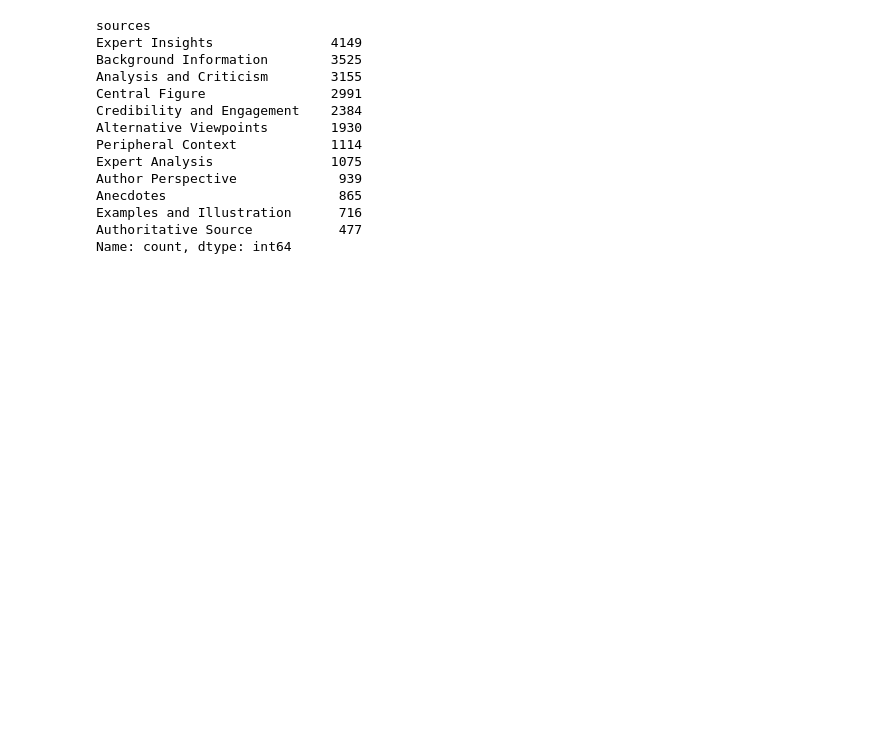
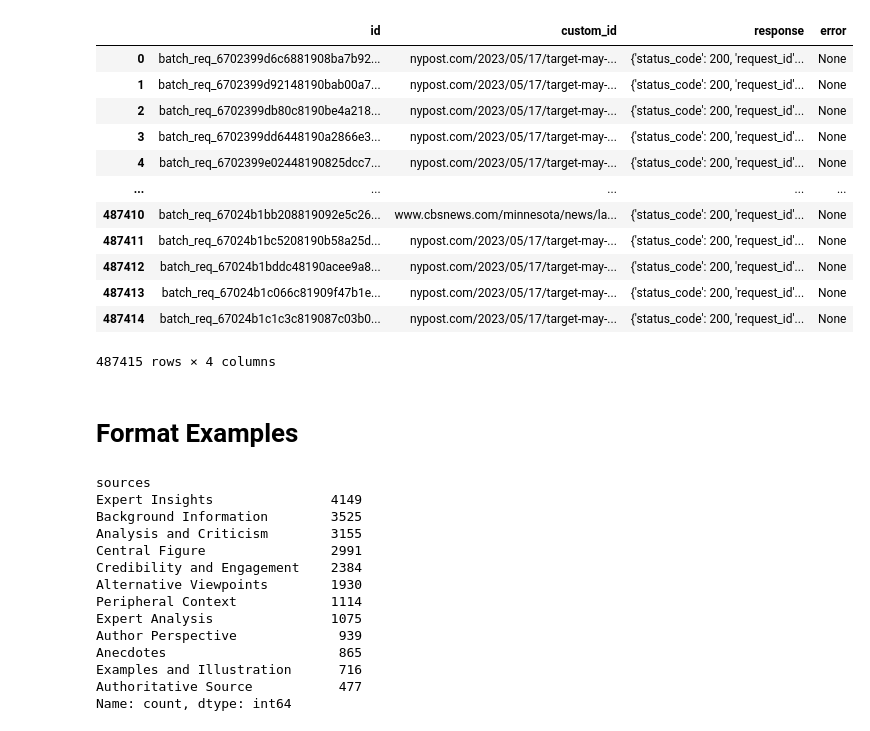
Before and after one commit to Yiqinh/conditional-information-retrieval, a Jupyter notebook: notebooks/2024-09-19__look-for-groups-of-sources.ipynb, the cells around one changed output. Cells and saved outputs as stored; diff of their text form; code cells hidden in the pictures; blank space fills up the shorter version.

```diff
--- a/notebooks/2024-09-19__look-for-groups-of-sources.ipynb
+++ b/notebooks/2024-09-19__look-for-groups-of-sources.ipynb
@@ -68,0 +307,8 @@ output_test_df_w_oracles = (
+# %%
+completed_batches = (
+    pd.DataFrame(list(map(lambda x: x.to_dict(), batch_statuses)))
+         .loc[lambda df: df['status'] == 'completed']
+         # ['output_file_id'].tolist()
+)
+# %%
+completed_batches['input_file_name'] = completed_batches['input_file_id'].apply(client.files.retrieve).apply(lambda x: x.filename)
@@ -68,0 +319,6 @@ output_test_df_w_oracles = (
+# %%
+for _, (input_file_name, output_id) in tqdm(completed_batches[['input_file_name', 'output_file_id']].iterrows(), total=len(completed_batches)):
+    file_response = client.files.content(output_id)
+    name, ext = os.path.splitext(input_file_name)
+    with open(f'../data/label_discourse/output_data/{name}__output{ext}', 'w') as f:
+        f.write(file_response.text)
@@ -68,0 +329,5 @@ output_test_df_w_oracles = (
+# %%
+all_output_items = []
+for f in glob.glob('../data/label_discourse/output_data/discourse-batch-*__output.jsonl'):
+    output_items = list(jsonlines.open(f))
+    all_output_items.extend(output_items)
@@ -69,3 +368,21 @@ output_test_df_w_oracles = (
+# %%
+pd.DataFrame(all_output_items).assign(content=lambda df: df)
+# %% [output]
+|  | id | custom_id | response | error |
+| 0 | batch_req_6702399d6c6881908ba7b92... | nypost.com/2023/05/17/target-may-... | {'status_code': 200, 'request_id'... | None |
+| 1 | batch_req_6702399d92148190bab00a7... | nypost.com/2023/05/17/target-may-... | {'status_code': 200, 'request_id'... | None |
+| 2 | batch_req_6702399db80c8190be4a218... | nypost.com/2023/05/17/target-may-... | {'status_code': 200, 'request_id'... | None |
+| 3 | batch_req_6702399dd6448190a2866e3... | nypost.com/2023/05/17/target-may-... | {'status_code': 200, 'request_id'... | None |
+| 4 | batch_req_6702399e02448190825dcc7... | nypost.com/2023/05/17/target-may-... | {'status_code': 200, 'request_id'... | None |
+| ... | ... | ... | ... | ... |
+| 487410 | batch_req_67024b1bb208819092e5c26... | www.cbsnews.com/minnesota/news/la... | {'status_code': 200, 'request_id'... | None |
+| 487411 | batch_req_67024b1bc5208190b58a25d... | nypost.com/2023/05/17/target-may-... | {'status_code': 200, 'request_id'... | None |
+| 487412 | batch_req_67024b1bddc48190acee9a8... | nypost.com/2023/05/17/target-may-... | {'status_code': 200, 'request_id'... | None |
+| 487413 | batch_req_67024b1c066c81909f47b1e... | nypost.com/2023/05/17/target-may-... | {'status_code': 200, 'request_id'... | None |
+| 487414 | batch_req_67024b1c1c3c819087c03b0... | nypost.com/2023/05/17/target-may-... | {'status_code': 200, 'request_id'... | None |
+487415 rows × 4 columns
+# %% [markdown]
+# Format Examples
 # %%
 output_matched_test_df_w_oracles = (
     output_test_df_w_oracles
```
Also changed, not shown: parts of 36 cells of this notebook, 10 other files.
